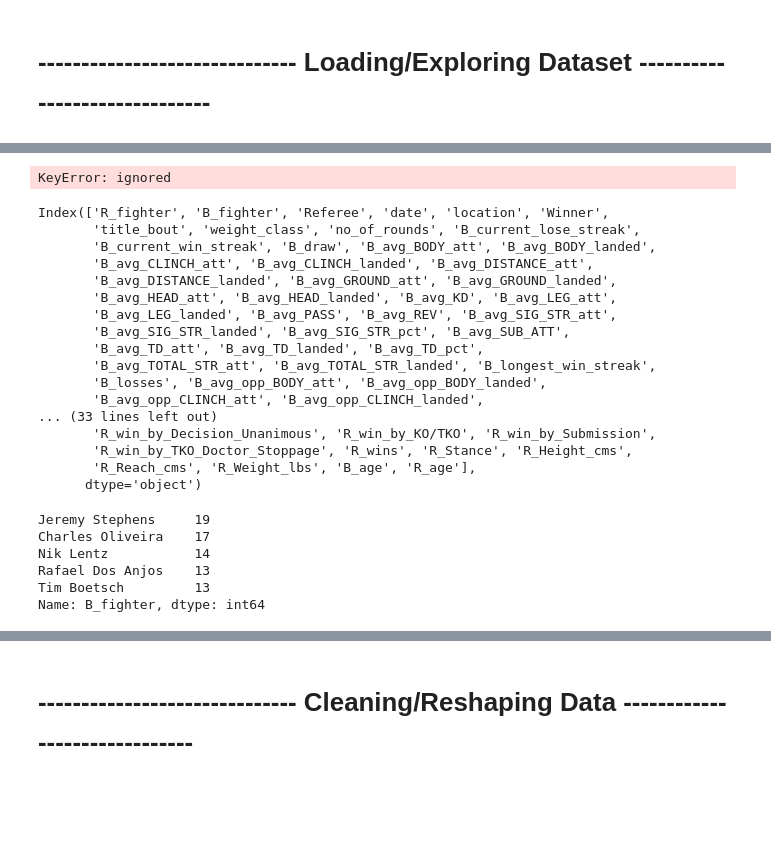
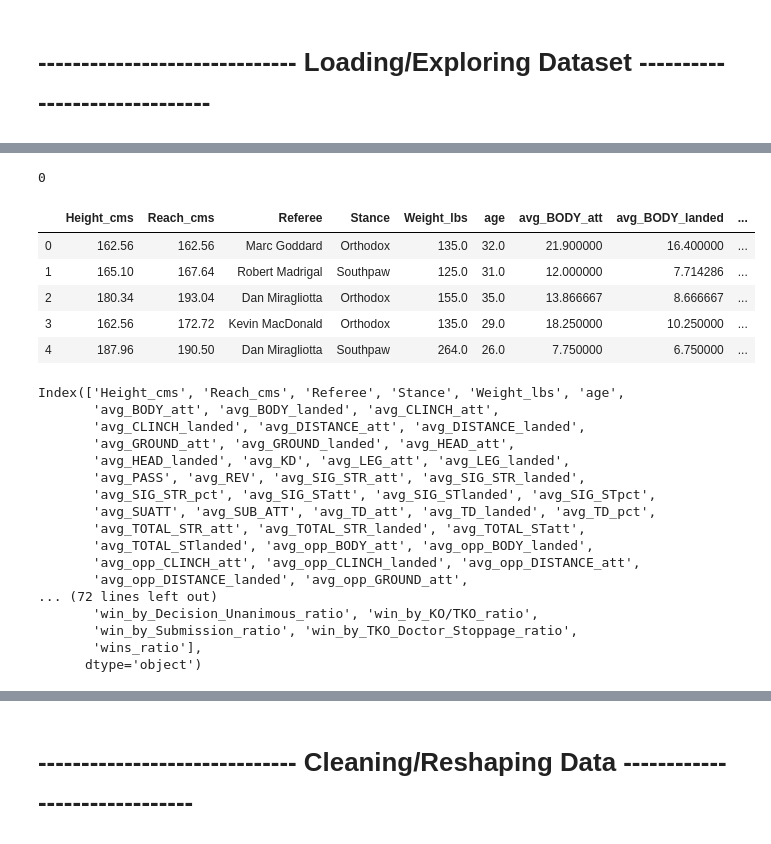
Before and after one commit to KyleTy1er/Build-Week-Unit-2, a Jupyter notebook: Build Week 2 Notebook for Predictive Model.ipynb, the cells around one changed output, grey strips where cells are left out. Saved outputs shown, nothing was run; the diff lists cells and outputs as text; code cells hidden in the pictures; blank space fills up the shorter version.

Commit message:
column changes

```diff
--- a/Build Week 2 Notebook for Predictive Model.ipynb
+++ b/Build Week 2 Notebook for Predictive Model.ipynb
@@ -70,10 +65,11 @@ fighters_df = fighters_df.drop(columns="Winner")
 # change prefixes to suffixes
 fighters_df.columns = [col[9:] + "_opponent" if col.startswith("opponent_") else col for col in fighters_df.columns]
 # %%
-fighters_df['Fighter']
+fighters_df['fighter']
 # %% [output]
-KeyError: ignored
+0
 # %%
 # Making df.columns display all results without truncation
 
 pd.options.display.max_seq_items = None
+pd.options.display.max_columns = 999
@@ -129,29 +76,29 @@ relevant_columns = ['R_fighter', 'B_fighter','date',, 'Winner',
+# %%
+fighters_df.head()
+# %% [output]
+|  | Height_cms | Reach_cms | Referee | Stance | Weight_lbs | age | avg_BODY_att | avg_BODY_landed | ... |
+| 0 | 162.56 | 162.56 | Marc Goddard | Orthodox | 135.0 | 32.0 | 21.900000 | 16.400000 | ... |
+| 1 | 165.10 | 167.64 | Robert Madrigal | Southpaw | 125.0 | 31.0 | 12.000000 | 7.714286 | ... |
+| 2 | 180.34 | 193.04 | Dan Miragliotta | Orthodox | 155.0 | 35.0 | 13.866667 | 8.666667 | ... |
+| 3 | 162.56 | 172.72 | Kevin MacDonald | Orthodox | 135.0 | 29.0 | 18.250000 | 10.250000 | ... |
+| 4 | 187.96 | 190.50 | Dan Miragliotta | Southpaw | 264.0 | 26.0 | 7.750000 | 6.750000 | ... |
 # %%
-df.columns
+fighters_df.columns
 # %% [output]
-Index(['R_fighter', 'B_fighter', 'Referee', 'date', 'location', 'Winner',
-       'title_bout', 'weight_class', 'no_of_rounds', 'B_current_lose_streak',
-       'B_current_win_streak', 'B_draw', 'B_avg_BODY_att', 'B_avg_BODY_landed',
-       'B_avg_CLINCH_att', 'B_avg_CLINCH_landed', 'B_avg_DISTANCE_att',
-       'B_avg_DISTANCE_landed', 'B_avg_GROUND_att', 'B_avg_GROUND_landed',
-       'B_avg_HEAD_att', 'B_avg_HEAD_landed', 'B_avg_KD', 'B_avg_LEG_att',
-       'B_avg_LEG_landed', 'B_avg_PASS', 'B_avg_REV', 'B_avg_SIG_STR_att',
-       'B_avg_SIG_STR_landed', 'B_avg_SIG_STR_pct', 'B_avg_SUB_ATT',
-       'B_avg_TD_att', 'B_avg_TD_landed', 'B_avg_TD_pct',
-       'B_avg_TOTAL_STR_att', 'B_avg_TOTAL_STR_landed', 'B_longest_win_streak',
-       'B_losses', 'B_avg_opp_BODY_att', 'B_avg_opp_BODY_landed',
-       'B_avg_opp_CLINCH_att', 'B_avg_opp_CLINCH_landed',
-... (33 lines left out)
-       'R_win_by_Decision_Unanimous', 'R_win_by_KO/TKO', 'R_win_by_Submission',
-       'R_win_by_TKO_Doctor_Stoppage', 'R_wins', 'R_Stance', 'R_Height_cms',
-       'R_Reach_cms', 'R_Weight_lbs', 'B_age', 'R_age'],
+Index(['Height_cms', 'Reach_cms', 'Referee', 'Stance', 'Weight_lbs', 'age',
+       'avg_BODY_att', 'avg_BODY_landed', 'avg_CLINCH_att',
+       'avg_CLINCH_landed', 'avg_DISTANCE_att', 'avg_DISTANCE_landed',
+       'avg_GROUND_att', 'avg_GROUND_landed', 'avg_HEAD_att',
+       'avg_HEAD_landed', 'avg_KD', 'avg_LEG_att', 'avg_LEG_landed',
+       'avg_PASS', 'avg_REV', 'avg_SIG_STR_att', 'avg_SIG_STR_landed',
+       'avg_SIG_STR_pct', 'avg_SIG_STatt', 'avg_SIG_STlanded', 'avg_SIG_STpct',
+       'avg_SUATT', 'avg_SUB_ATT', 'avg_TD_att', 'avg_TD_landed', 'avg_TD_pct',
+       'avg_TOTAL_STR_att', 'avg_TOTAL_STR_landed', 'avg_TOTAL_STatt',
+       'avg_TOTAL_STlanded', 'avg_opp_BODY_att', 'avg_opp_BODY_landed',
+       'avg_opp_CLINCH_att', 'avg_opp_CLINCH_landed', 'avg_opp_DISTANCE_att',
+       'avg_opp_DISTANCE_landed', 'avg_opp_GROUND_att',
+... (72 lines left out)
+       'win_by_Decision_Unanimous_ratio', 'win_by_KO/TKO_ratio',
+       'win_by_Submission_ratio', 'win_by_TKO_Doctor_Stoppage_ratio',
+       'wins_ratio'],
       dtype='object')
-# %%
-df['B_fighter'].value_counts().head()
-# %% [output]
-Jeremy Stephens     19
-Charles Oliveira    17
-Nik Lentz           14
-Rafael Dos Anjos    13
-Tim Boetsch         13
-Name: B_fighter, dtype: int64
```
Also changed, not shown: parts of 11 cells of this notebook.
